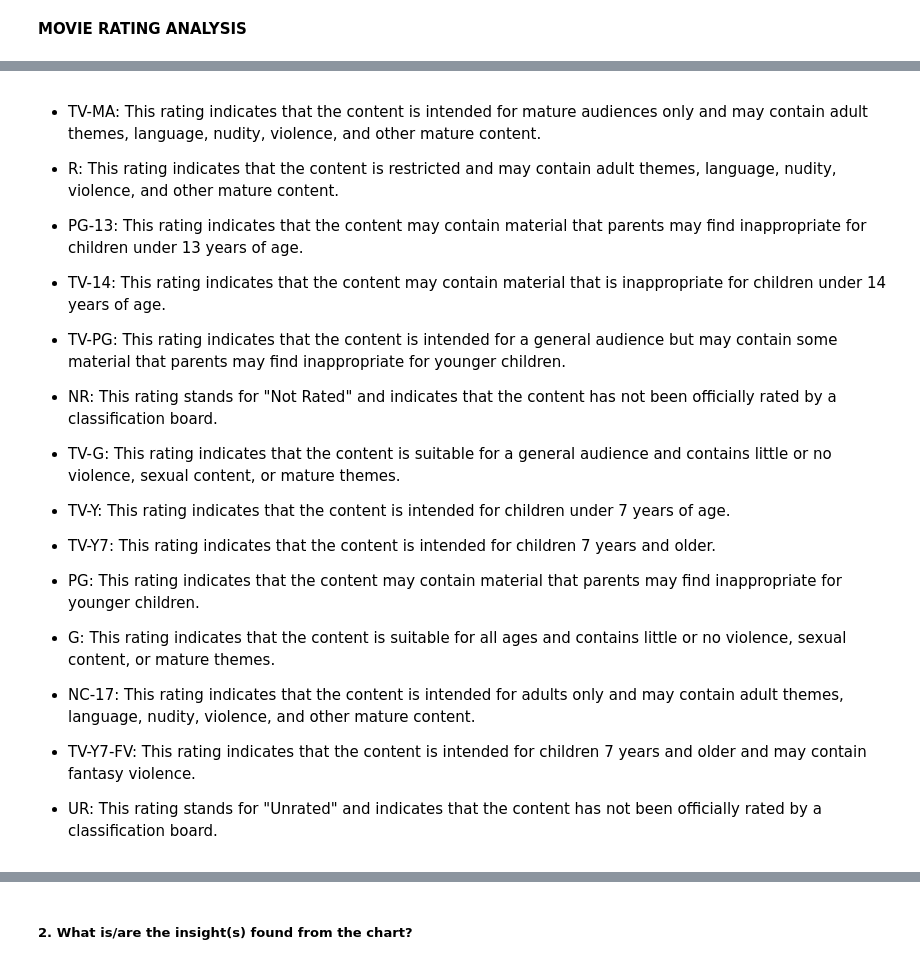
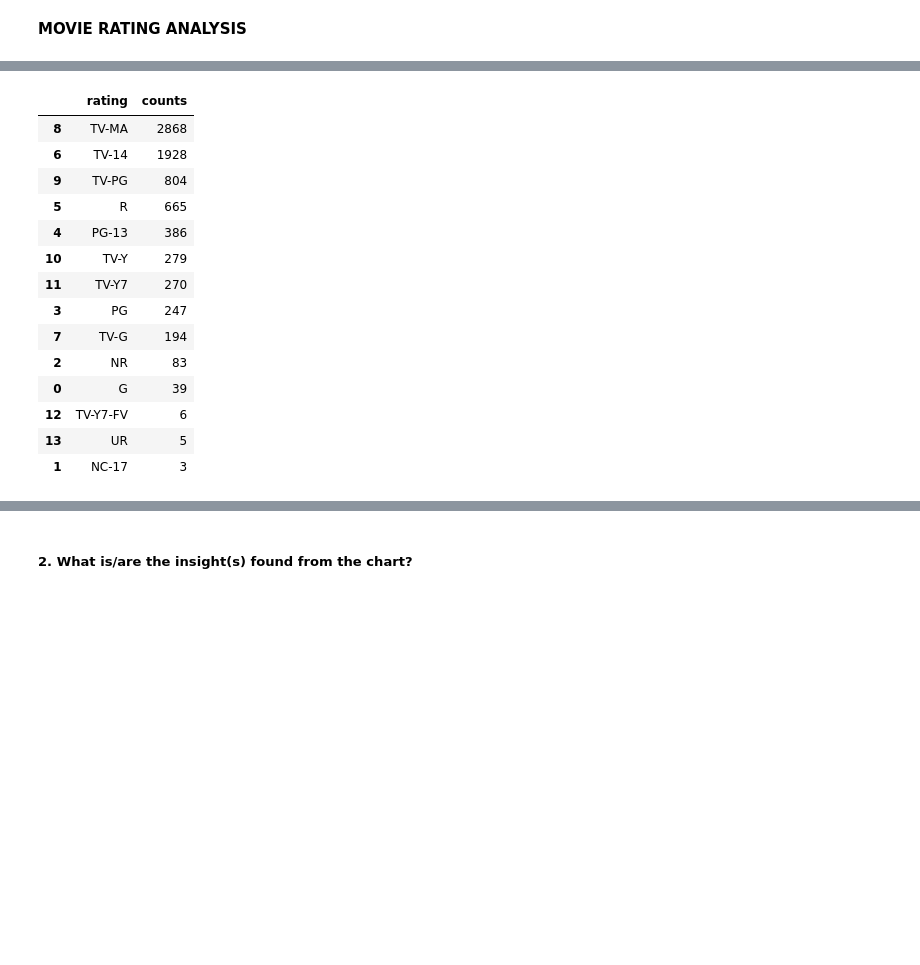
Before and after one commit to thepankaj018/Netflix-Movies-TV-Shows-Clustering, a Jupyter notebook: Netflix_Movies_&_TV_Shows_Clustering.ipynb, the cells around one changed output, grey strips where cells are left out. Drawn from its saved outputs; the diff is of its cells as text; code cells hidden in the pictures; blank space fills up the shorter version.

```diff
--- a/Netflix_Movies_&_TV_Shows_Clustering.ipynb
+++ b/Netflix_Movies_&_TV_Shows_Clustering.ipynb
@@ -332,28 +419,20 @@ plot_countplot(df,'rating')
-# %% [markdown]
-* TV-MA: This rating indicates that the content is intended for mature audiences only and may contain adult themes, language, nudity, violence, and other mature content.
-
-* R: This rating indicates that the content is restricted and may contain adult themes, language, nudity, violence, and other mature content.
-
-* PG-13: This rating indicates that the content may contain material that parents may find inappropriate for children under 13 years of age.
-
-* TV-14: This rating indicates that the content may contain material that is inappropriate for children under 14 years of age.
-
-* TV-PG: This rating indicates that the content is intended for a general audience but may contain some material that parents may find inappropriate for younger children.
-
-* NR: This rating stands for "Not Rated" and indicates that the content has not been officially rated by a classification board.
-
-* TV-G: This rating indicates that the content is suitable for a general audience and contains little or no violence, sexual content, or mature themes.
-
-* TV-Y: This rating indicates that the content is intended for children under 7 years of age.
-
-* TV-Y7: This rating indicates that the content is intended for children 7 years and older.
-
-* PG: This rating indicates that the content may contain material that parents may find inappropriate for younger children.
-
-* G: This rating indicates that the content is suitable for all ages and contains little or no violence, sexual content, or mature themes.
-
-* NC-17: This rating indicates that the content is intended for adults only and may contain adult themes, language, nudity, violence, and other mature content.
-
-* TV-Y7-FV: This rating indicates that the content is intended for children 7 years and older and may contain fantasy violence.
-
-* UR: This rating stands for "Unrated" and indicates that the content has not been officially rated by a classification board.
+# %%
+# Chart - 2 visualization code
+rating_df = df.groupby('rating').size().reset_index().rename(columns = {0:'counts'}).sort_values(by = ['counts'],ascending = False)
+rating_df
+# %% [output]
+|  | rating | counts |
+| 8 | TV-MA | 2868 |
+| 6 | TV-14 | 1928 |
+| 9 | TV-PG | 804 |
+| 5 | R | 665 |
+| 4 | PG-13 | 386 |
+| 10 | TV-Y | 279 |
+| 11 | TV-Y7 | 270 |
+| 3 | PG | 247 |
+| 7 | TV-G | 194 |
+| 2 | NR | 83 |
+| 0 | G | 39 |
+| 12 | TV-Y7-FV | 6 |
+| 13 | UR | 5 |
+| 1 | NC-17 | 3 |
```
Also changed, not shown: parts of 25 cells of this notebook.
